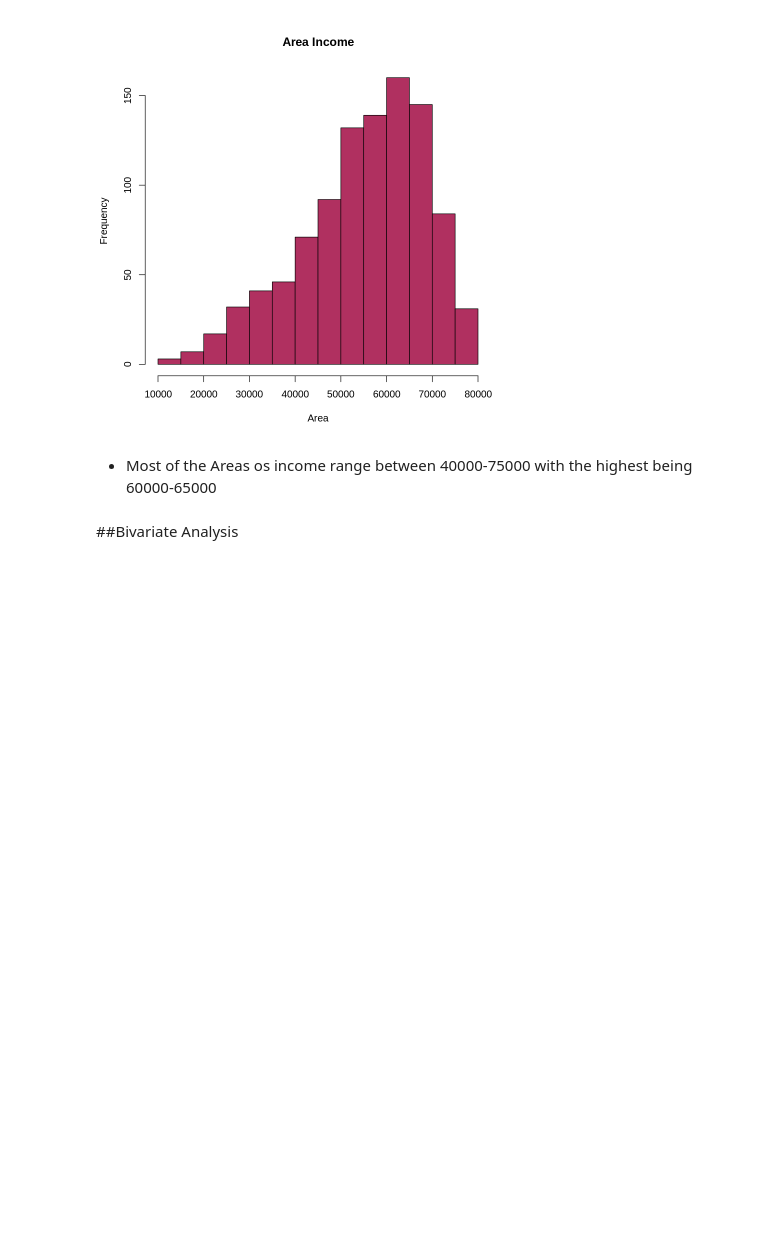
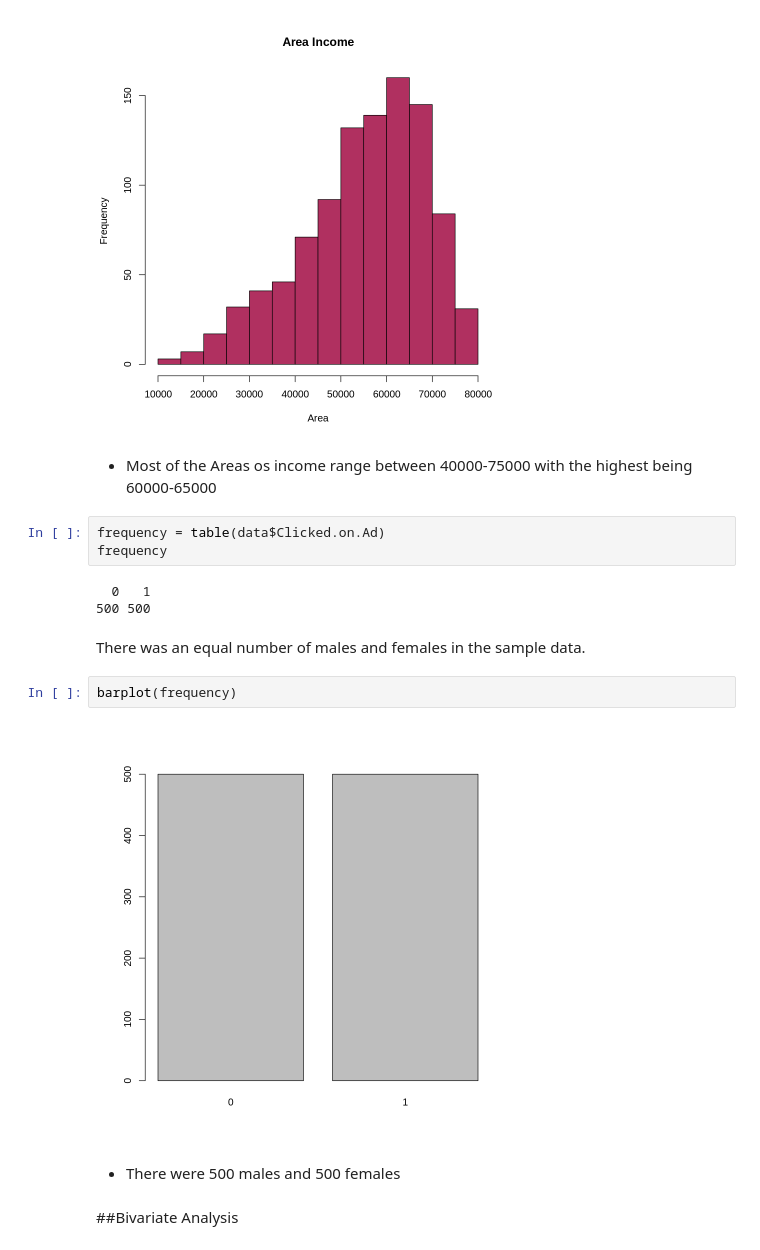
Before and after one commit to WinnieAnyoso/R_EDA, a Jupyter notebook: w12_IP_Anyoso.ipynb, the cells around one changed output. Drawn from its saved outputs; the diff is of its cells as text; blank space fills up the shorter version.

```diff
--- a/w12_IP_Anyoso.ipynb
+++ b/w12_IP_Anyoso.ipynb
@@ -216,6 +224,20 @@ d<- hist(data$Area.Income,
 [figure]
 # %% [markdown]
 - Most of the Areas os income range between 40000-75000 with the highest being 60000-65000
+# %%
+frequency = table(data$Clicked.on.Ad)
+frequency
+# %% [output]
+  0   1
+500 500
+# %% [markdown]
+There was an equal number of males and females in the sample data.
+# %%
+barplot(frequency)
+# %% [output]
+[figure, added]
+# %% [markdown]
+- There were 500 males and 500 females
 # %% [markdown]
 ##Bivariate Analysis
 # %% [markdown]
```
Also changed, not shown: parts of 12 cells of this notebook.
